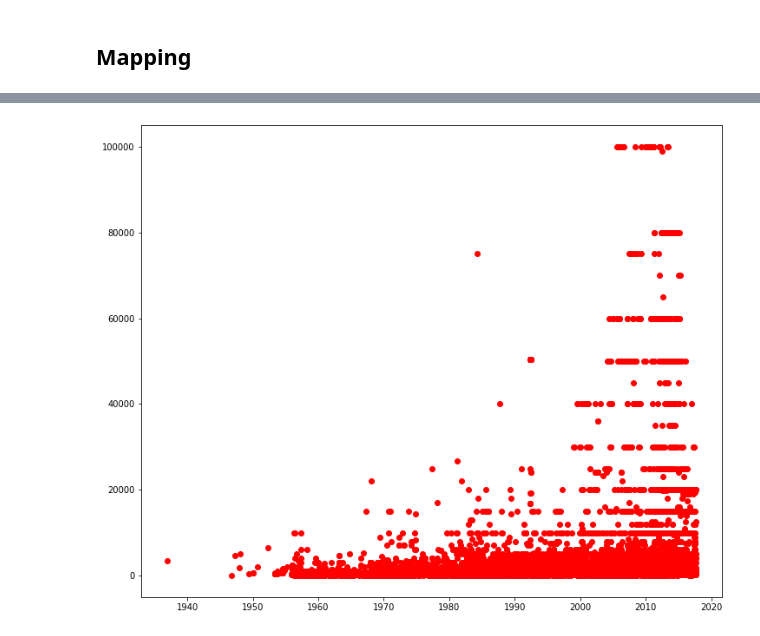
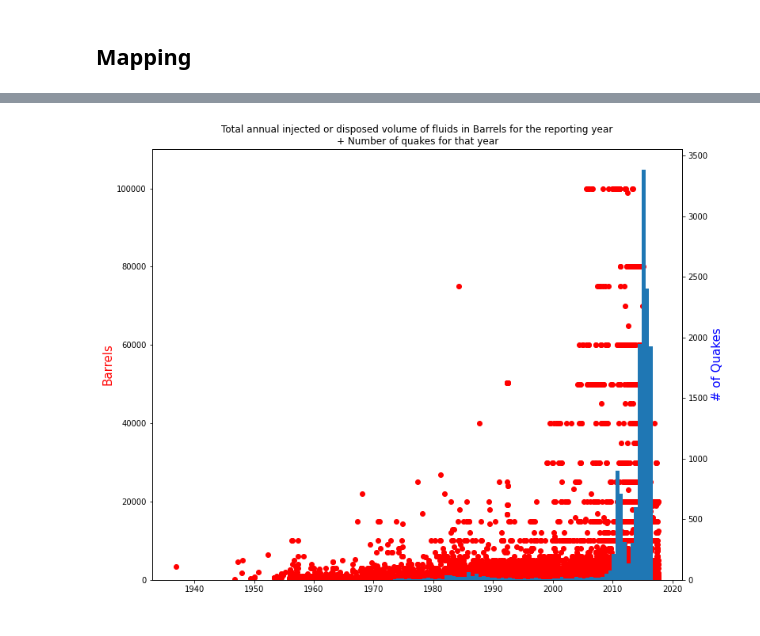
Before and after one commit to kylepollina/earthscience, a Jupyter notebook: notebooks/Fracking_and_Oklahoma_Quakes/Fracking_and_Oklahoma_Quakes main.ipynb, the cells around one changed output, grey strips where cells are left out. Saved outputs shown, nothing was run; the diff lists cells and outputs as text; code cells hidden in the pictures.

```diff
--- a/notebooks/Fracking_and_Oklahoma_Quakes/Fracking_and_Oklahoma_Quakes main.ipynb
+++ b/notebooks/Fracking_and_Oklahoma_Quakes/Fracking_and_Oklahoma_Quakes main.ipynb
@@ -30,14 +31,17 @@ wells_data = wells_data[wells_data['LONG'] > -105]
 wells_data['Approval Date'] = pd.to_datetime(wells_data['Approval Date'])
 wells_data = wells_data.sort_values('Approval Date').reset_index().drop(columns=['index'])
 
-def convert_bbls_to_float(x):
+def convert_to_float(x):
     try:
         return float(x)
     except Exception:
         return float('nan')
 
 wells_data['BBLS'] = wells_data['BBLS'].apply(str).str.replace(',', '').apply(
-    lambda x: convert_bbls_to_float(x)
+    lambda x: convert_to_float(x)
+)
+wells_data['PSI'] = wells_data['PSI'].apply(str).str.replace(',', '').apply(
+    lambda x: convert_to_float(x)
 )
 
 wells_data
@@ -138,8 +154,16 @@ fig.show()
 # %%
 cleaned = wells_data.dropna()
+
 fig = plt.figure(figsize=(12,10))
 ax = fig.add_subplot()
+ax.set_title('Total annual injected or disposed volume of fluids in Barrels for the reporting year\n+ Number of quakes for that year')
 ax.scatter(x=cleaned['Approval Date'], y=cleaned['BBLS'], color='red')
+ax.margins(y=0)
+ax.set_ylim([0, 110_000])
+ax.set_ylabel('Barrels', color='red', size=15)
+ax2 = ax.twinx()
+ax2.hist(quakes_data['time'], bins=70)
+ax2.set_ylabel('# of Quakes', color='blue', size=15)
 fig.show()
 # %% [output]
-[figure, old version]
+[figure, new version]
```
Also changed, not shown: parts of 7 cells of this notebook, 2 other files.
